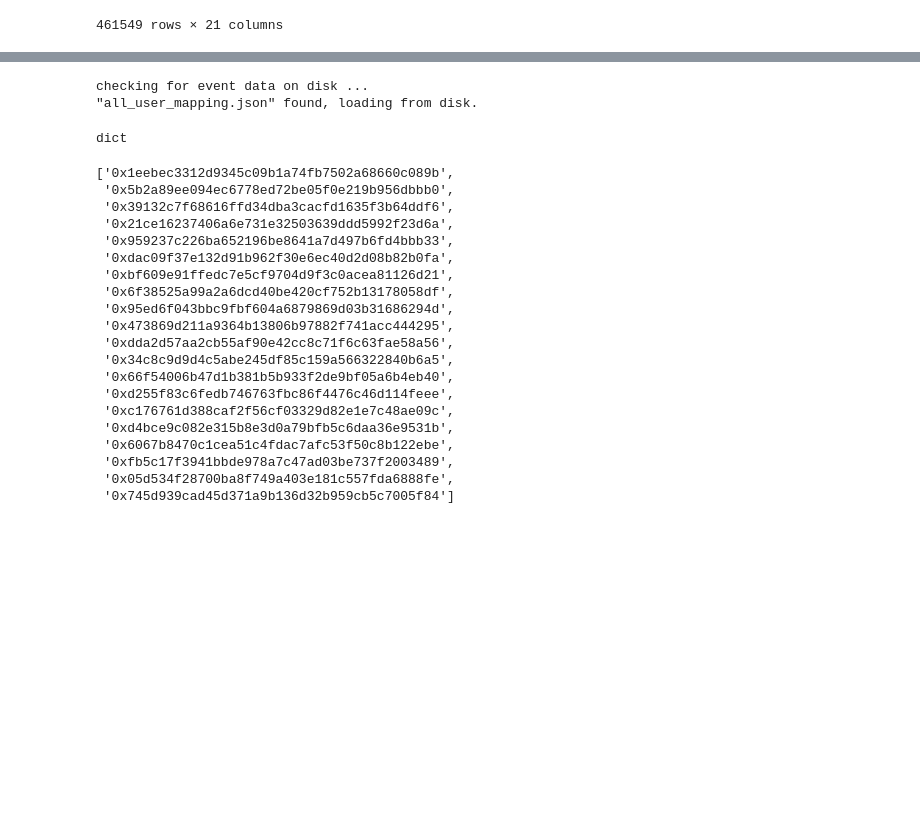
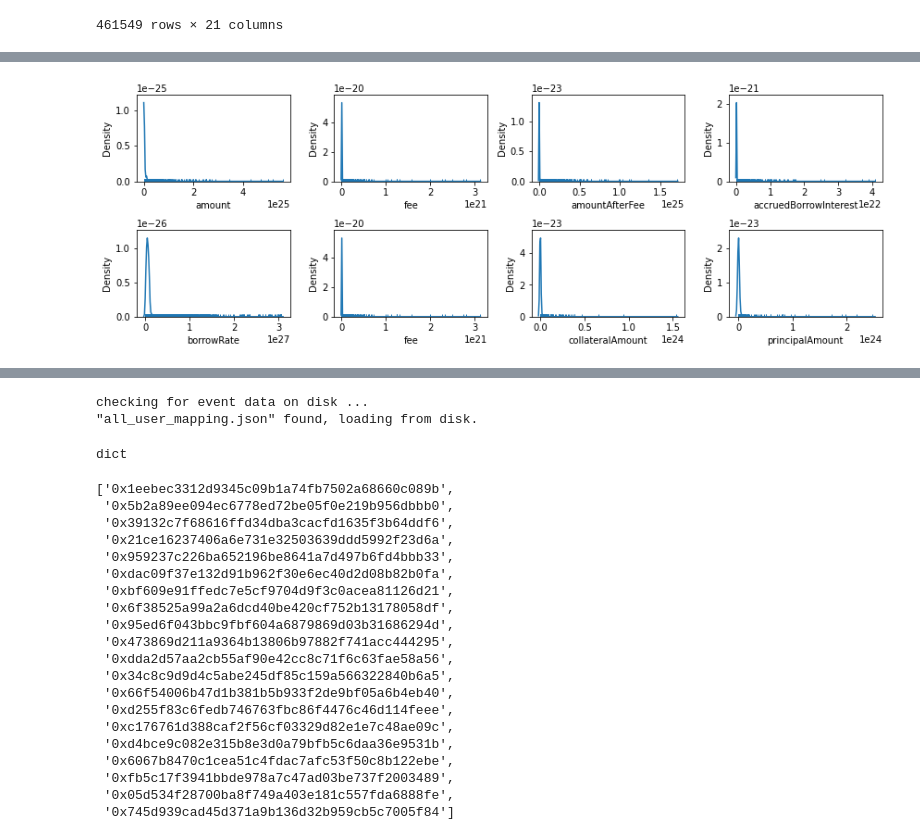
Before and after one commit to Scaleframe/defi_credit_score, a Jupyter notebook: notebooks/01-data-and-solution-flow.ipynb, the cells around one changed output, grey strips where cells are left out. Saved outputs shown, nothing was run; the diff lists cells and outputs as text; code cells hidden in the pictures; blank space fills up the shorter version.

```diff
--- a/notebooks/01-data-and-solution-flow.ipynb
+++ b/notebooks/01-data-and-solution-flow.ipynb
@@ -346,0 +302,20 @@ This gives us a nice mapping for a user and all their given events
+# %%
+# Part 1.c: Explore dataframe
+
+import warnings
+warnings.filterwarnings('ignore')
+
+# Exploring numerical attributes
+num_attributes = num_cols.copy()
+
+# Get distribution plots for all numerical attributes
+fig = plt.figure(figsize=(12,18))
+for i in range(len(num_attributes.columns)):
+    fig.add_subplot(9,4,i+1)
+    sns.distplot(num_attributes.iloc[:,i].dropna(), hist = False, rug = True)
+    plt.xlabel(num_attributes.columns[i])
+
+plt.tight_layout()
+plt.show()
+# %% [output]
+[figure, added]
```
Also changed, not shown: parts of 50 cells of this notebook.
